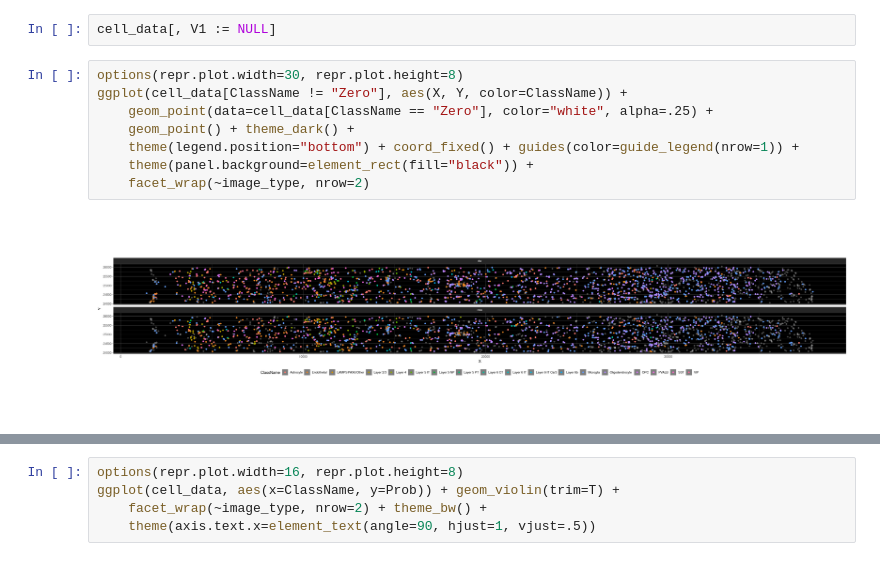
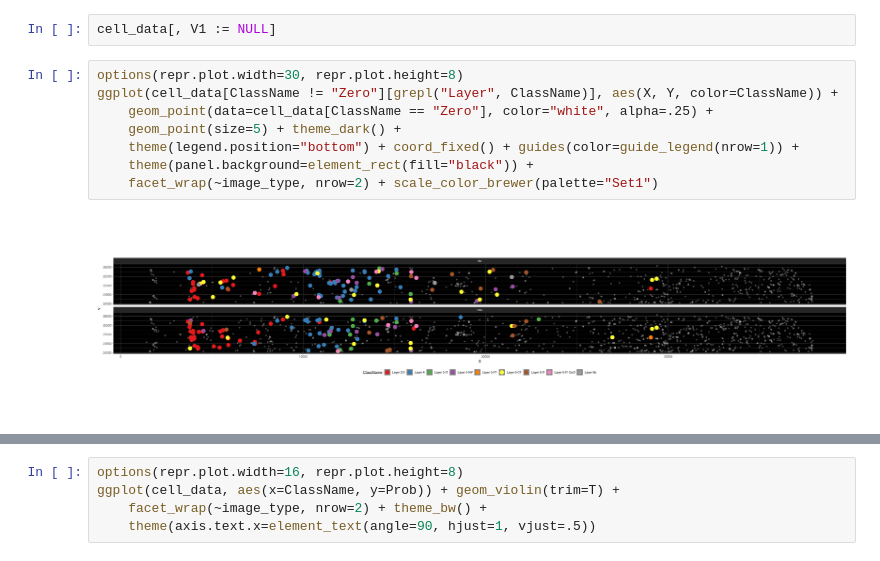
Before and after one commit to ggirelli/deconwolf-in-situ-transcriptomics, a Jupyter notebook: notebooks/2_strip.ipynb, the cells around one changed output, grey strips where cells are left out. Cells and saved outputs as stored; diff of their text form.

```diff
--- a/notebooks/2_strip.ipynb
+++ b/notebooks/2_strip.ipynb
@@ -67,11 +85,11 @@ cell_data = rbindlist(pblapply(c("dw", "raw"), function(image_type) {
 cell_data[, V1 := NULL]
 # %%
 options(repr.plot.width=30, repr.plot.height=8)
-ggplot(cell_data[ClassName != "Zero"], aes(X, Y, color=ClassName)) +
+ggplot(cell_data[ClassName != "Zero"][grepl("Layer", ClassName)], aes(X, Y, color=ClassName)) +
     geom_point(data=cell_data[ClassName == "Zero"], color="white", alpha=.25) +
-    geom_point() + theme_dark() +
+    geom_point(size=5) + theme_dark() +
     theme(legend.position="bottom") + coord_fixed() + guides(color=guide_legend(nrow=1)) +
     theme(panel.background=element_rect(fill="black")) +
-    facet_wrap(~image_type, nrow=2)
+    facet_wrap(~image_type, nrow=2) + scale_color_brewer(palette="Set1")
 # %% [output]
-[figure, old version]
+[figure, new version]
```
Also changed, not shown: parts of 8 cells of this notebook, 1 other file.
